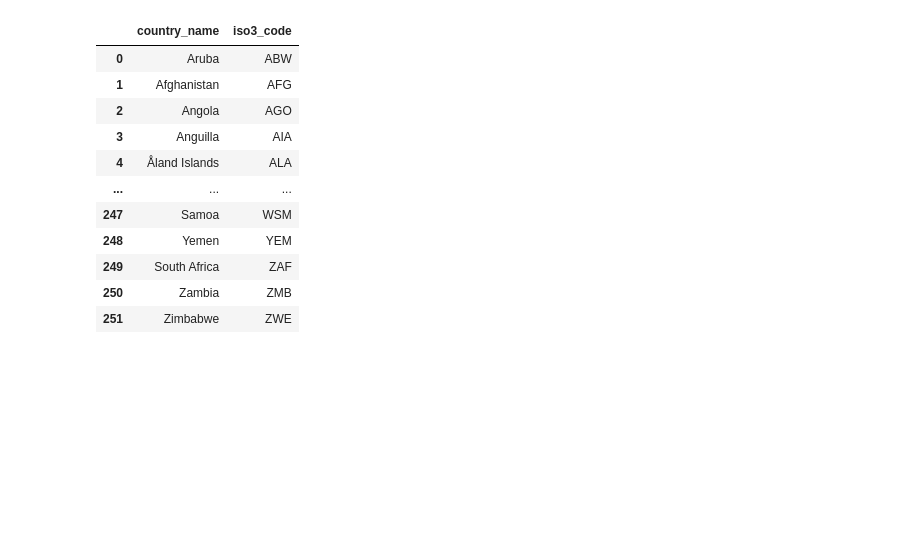
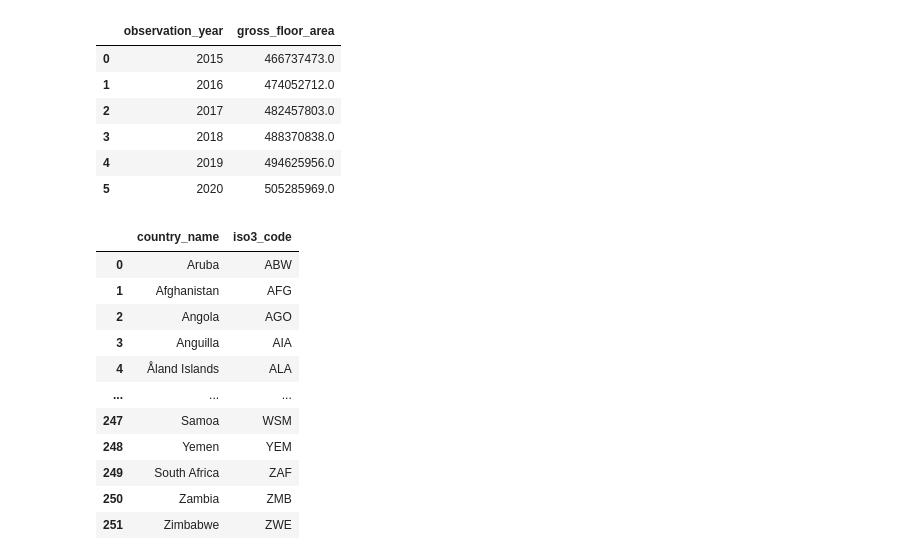
Before and after one commit to AvoinOrg/building-emissions, a Jupyter notebook: src/main/main.ipynb, the cells around one changed output. Saved outputs shown, nothing was run; the diff lists cells and outputs as text; code cells hidden in the pictures; blank space fills up the shorter version.

```diff
--- a/src/main/main.ipynb
+++ b/src/main/main.ipynb
@@ -44,3 +80,13 @@ on_site_heat_data = parsed_datasets['on_site_heat_data']
+# %%
+building_statistics_fin
+# %% [output]
+|  | observation_year | gross_floor_area |
+| 0 | 2015 | 466737473.0 |
+| 1 | 2016 | 474052712.0 |
+| 2 | 2017 | 482457803.0 |
+| 3 | 2018 | 488370838.0 |
+| 4 | 2019 | 494625956.0 |
+| 5 | 2020 | 505285969.0 |
 # %%
 climatetrace_countries
 # %% [output]
```
Also changed, not shown: parts of 6 cells of this notebook, 4 other files.
